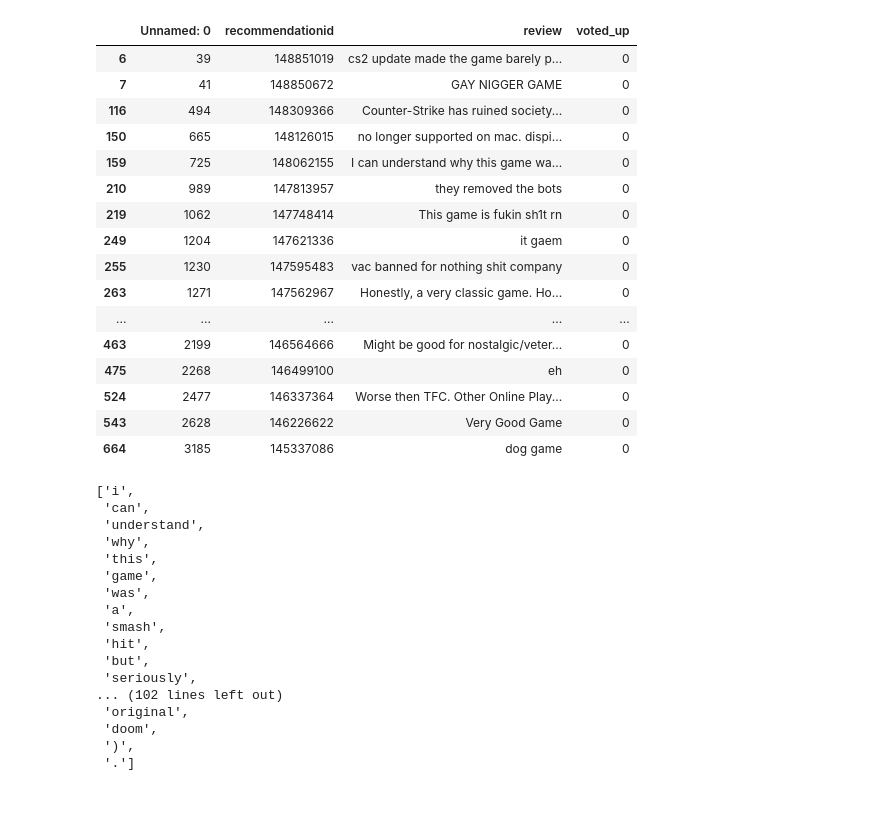
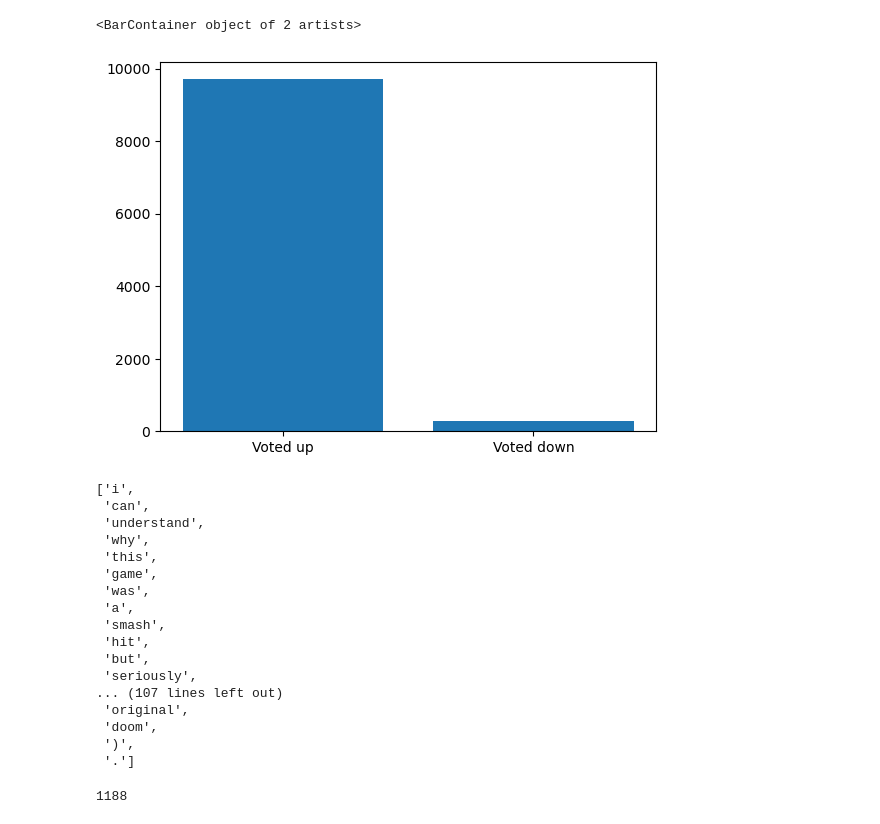
Before and after one commit to esapekkasun/steam-review-sentiment, a Jupyter notebook: notebooks/review_data_exploration.ipynb, the cells around one changed output. Cells and saved outputs as stored; diff of their text form; code cells hidden in the pictures.

```diff
--- a/notebooks/review_data_exploration.ipynb
+++ b/notebooks/review_data_exploration.ipynb
@@ -47,26 +56,15 @@ with pd.read_csv(filename, chunksize=chunksize) as reader:
 # %%
-reviews[reviews["voted_up"] == 0].head(20)
+voted_up = sum(reviews["voted_up"] == 1)
+voted_down = sum(reviews["voted_up"] == 0)
+plt.bar(["Voted up", "Voted down"], [voted_up, voted_down])
 # %% [output]
-|  | Unnamed: 0 | recommendationid | review | voted_up |
-| 6 | 39 | 148851019 | cs2 update made the game barely p... | 0 |
-| 7 | 41 | 148850672 | GAY NIGGER GAME | 0 |
-| 116 | 494 | 148309366 | Counter-Strike has ruined society... | 0 |
-| 150 | 665 | 148126015 | no longer supported on mac. dispi... | 0 |
-| 159 | 725 | 148062155 | I can understand why this game wa... | 0 |
-| 210 | 989 | 147813957 | they removed the bots | 0 |
-| 219 | 1062 | 147748414 | This game is fukin sh1t rn | 0 |
-| 249 | 1204 | 147621336 | it gaem | 0 |
-| 255 | 1230 | 147595483 | vac banned for nothing shit company | 0 |
-| 263 | 1271 | 147562967 | Honestly, a very classic game. Ho... | 0 |
-| ... | ... | ... | ... | ... |
-| 463 | 2199 | 146564666 | Might be good for nostalgic/veter... | 0 |
-| 475 | 2268 | 146499100 | eh | 0 |
-| 524 | 2477 | 146337364 | Worse then TFC. Other Online Play... | 0 |
-| 543 | 2628 | 146226622 | Very Good Game | 0 |
-| 664 | 3185 | 145337086 | dog game | 0 |
+<BarContainer object of 2 artists>
+[figure, added]
 # %%
+# Test word tokenizer
+tokenizer = get_tokenizer("basic_english")
 review_159 = reviews["review"].iloc[159]
-word_tokenize(review_159.lower())
+tokenizer(review_159.lower())
 # %% [output]
 ['i',
  'can',
@@ -80,7 +78,7 @@ word_tokenize(review_159.lower())
  'hit',
  'but',
  'seriously',
-... (102 lines left out)
+... (107 lines left out)
  'original',
  'doom',
  ')',
@@ -88,3 +93,7 @@ word_tokenize(review_159.lower())
+# %%
+len(vocab)
+# %% [output]
+1188
 # %%
 def append_with_frequency(dict, tokens):
     for t in tokens:
```
Also changed, not shown: parts of 9 cells of this notebook.
